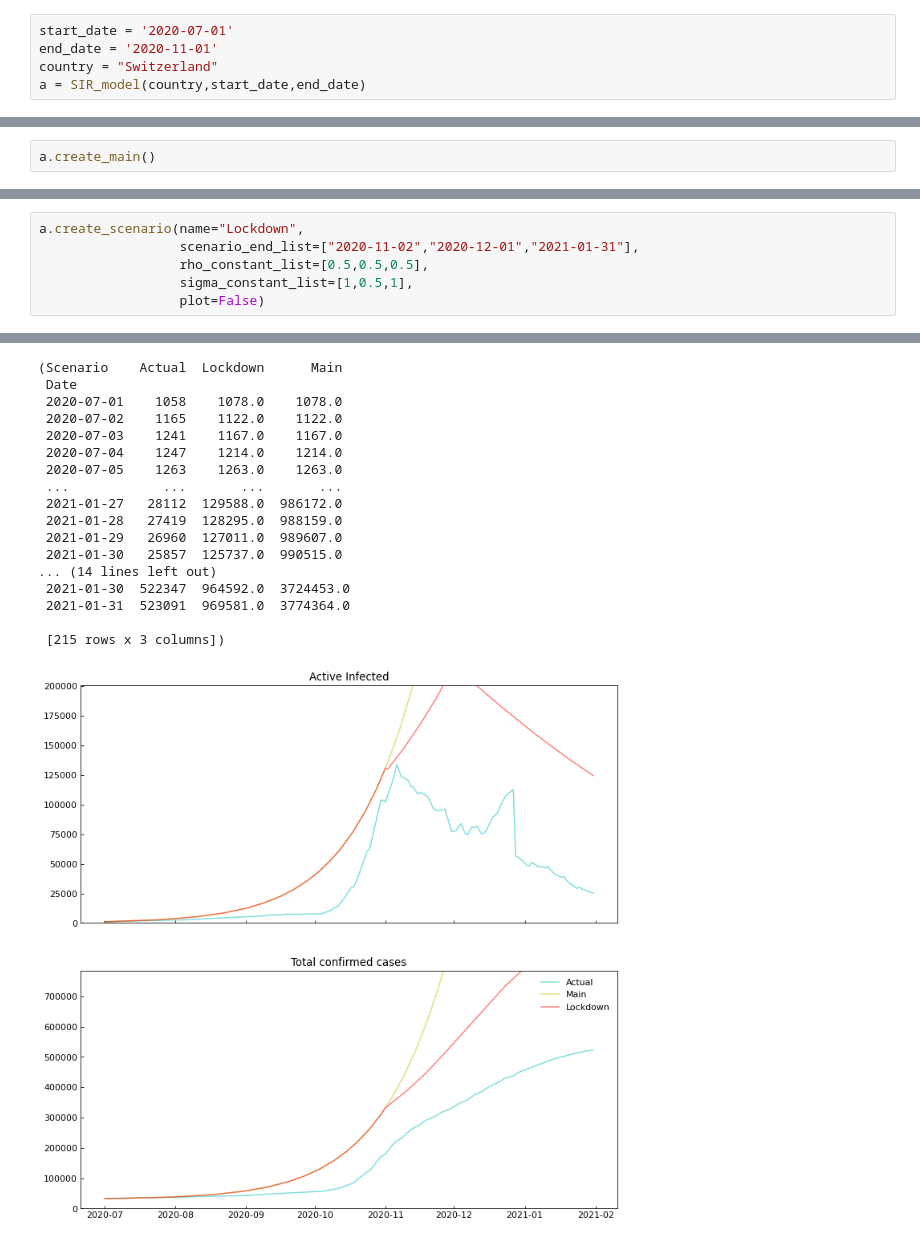
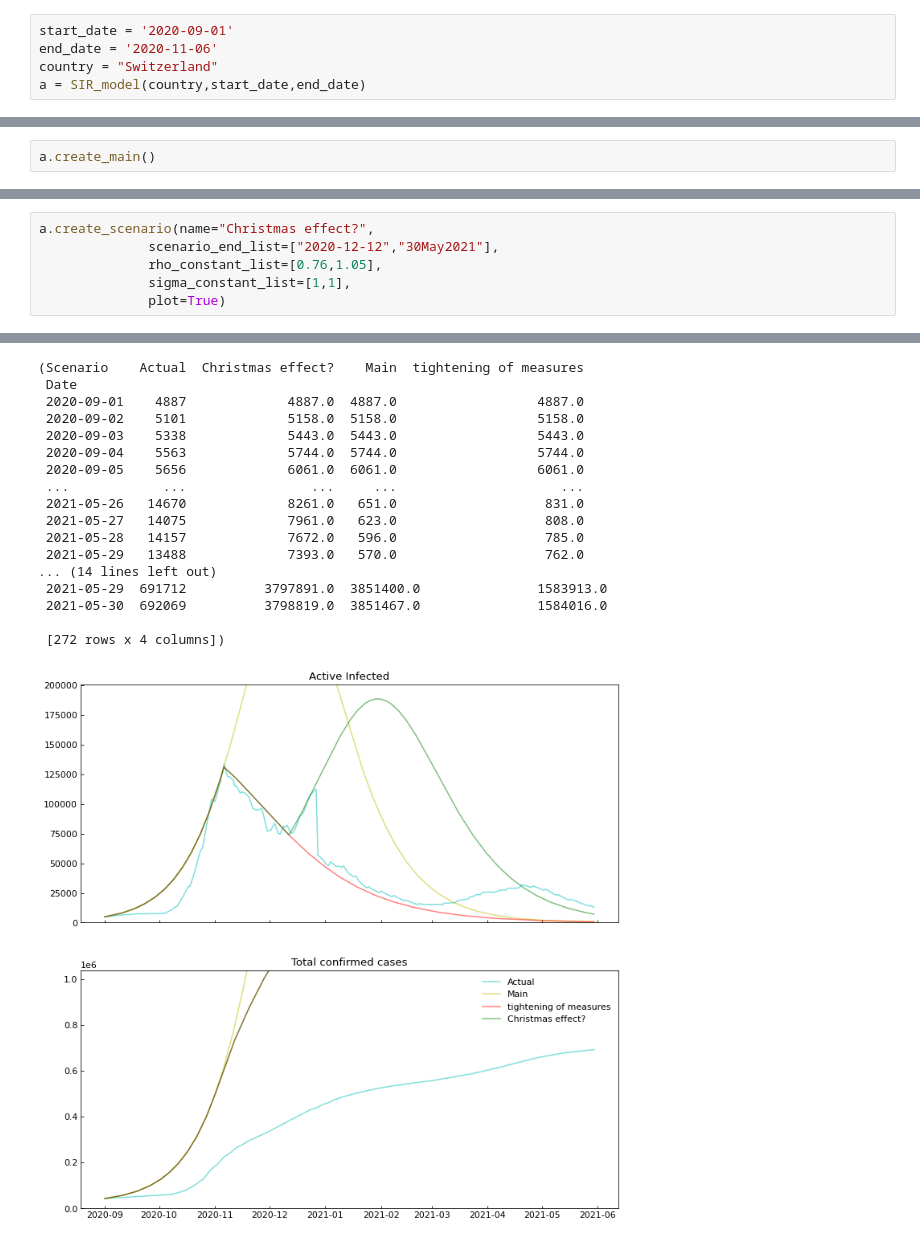
Before and after one commit to LFaltner/Data_Science_Project, a Jupyter notebook: demo/SIR_model_sim.ipynb, the cells around one changed output, grey strips where cells are left out. Saved outputs shown, nothing was run; the diff lists cells and outputs as text.

```diff
--- a/demo/SIR_model_sim.ipynb
+++ b/demo/SIR_model_sim.ipynb
@@ -5,8 +5,8 @@ import sys
 sys.path.insert(0, '../models/')
 from SIR_model import SIR_model
 # %%
-start_date = '2020-07-01'
-end_date = '2020-11-01'
+start_date = '2020-09-01'
+end_date = '2020-11-06'
 country = "Switzerland"
 a = SIR_model(country,start_date,end_date)
 # %% [output]
@@ -39,7 +77,7 @@ a.create_main()
 # %%
-a.create_scenario(name="Lockdown",
-                  scenario_end_list=["2020-11-02","2020-12-01","2021-01-31"],
-                  rho_constant_list=[0.5,0.5,0.5],
-                  sigma_constant_list=[1,0.5,1],
-                  plot=False)
+a.create_scenario(name="Christmas effect?",
+              scenario_end_list=["2020-12-12","30May2021"],
+              rho_constant_list=[0.76,1.05],
+              sigma_constant_list=[1,1],
+              plot=True)
 # %% [output]
@@ -60,21 +95,21 @@ Lockdown 0th      Past  01Jul2020  01Nov2020     8513227  SIR  1.8  0.090
 
 Active Infected Data Frame
 Total confirmed Data Frame
-(Scenario    Actual  Lockdown      Main
+(Scenario    Actual  Christmas effect?    Main  tightening of measures
  Date
- 2020-07-01    1058    1078.0    1078.0
- 2020-07-02    1165    1122.0    1122.0
- 2020-07-03    1241    1167.0    1167.0
- 2020-07-04    1247    1214.0    1214.0
- 2020-07-05    1263    1263.0    1263.0
- ...            ...       ...       ...
- 2021-01-27   28112  129588.0  986172.0
- 2021-01-28   27419  128295.0  988159.0
- 2021-01-29   26960  127011.0  989607.0
- 2021-01-30   25857  125737.0  990515.0
+ 2020-09-01    4887             4887.0  4887.0                  4887.0
+ 2020-09-02    5101             5158.0  5158.0                  5158.0
+ 2020-09-03    5338             5443.0  5443.0                  5443.0
+ 2020-09-04    5563             5744.0  5744.0                  5744.0
+ 2020-09-05    5656             6061.0  6061.0                  6061.0
+ ...            ...                ...     ...                     ...
+ 2021-05-26   14670             8261.0   651.0                   831.0
+ 2021-05-27   14075             7961.0   623.0                   808.0
+ 2021-05-28   14157             7672.0   596.0                   785.0
+ 2021-05-29   13488             7393.0   570.0                   762.0
 ... (14 lines left out)
- 2021-01-30  522347  964592.0  3724453.0
- 2021-01-31  523091  969581.0  3774364.0
+ 2021-05-29  691712          3797891.0  3851400.0               1583913.0
+ 2021-05-30  692069          3798819.0  3851467.0               1584016.0
 
- [215 rows x 3 columns])
+ [272 rows x 4 columns])
-[figure, old version]
+[figure, new version]
```
Also changed, not shown: parts of 5 cells of this notebook.
